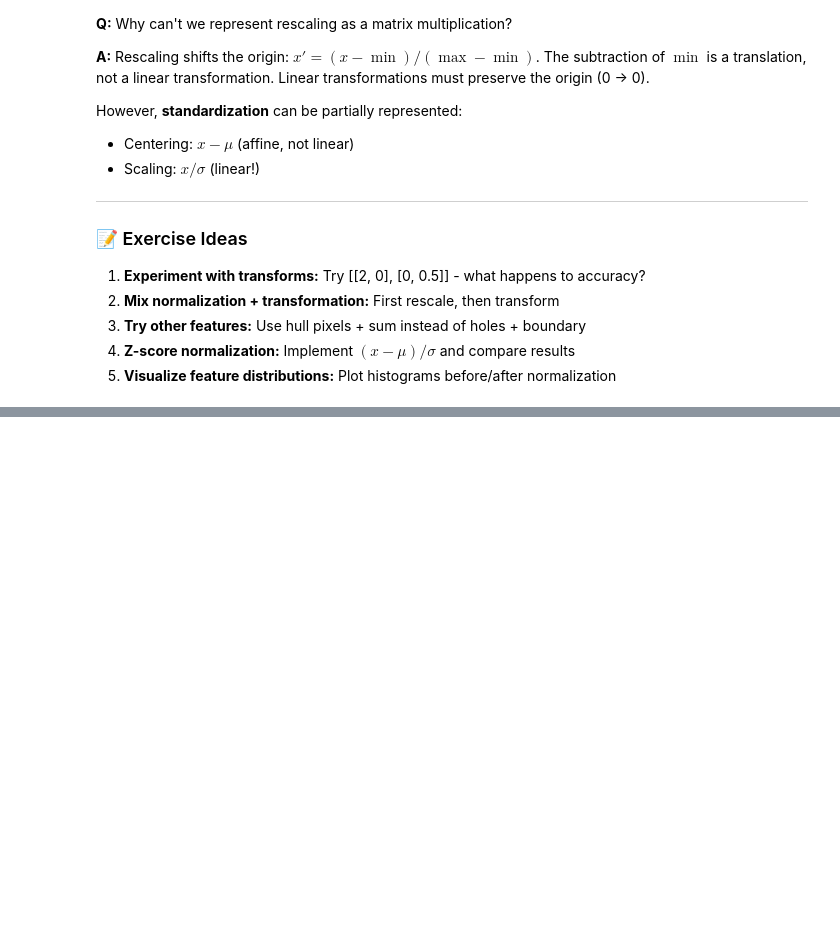
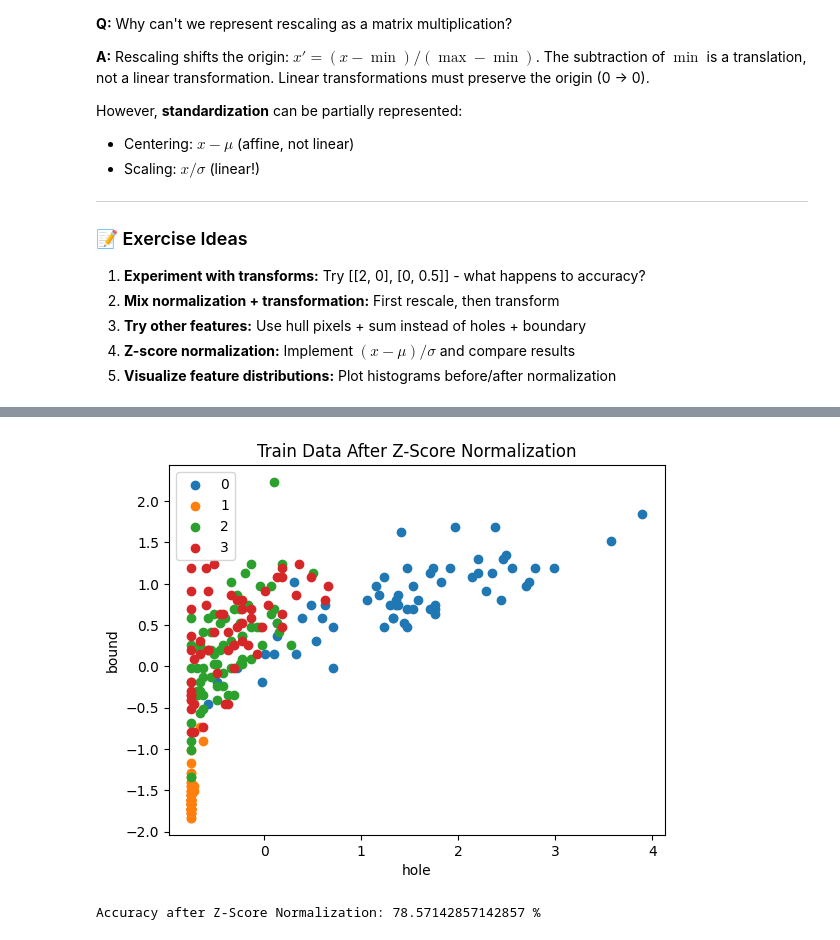
Before and after one commit to dhaksh07/i-hub-ML-course-, a Jupyter notebook: STP_Module_01_Lab_04_Transforming_data_using_linear_algebra_by_Om.ipynb, the cells around one changed output, grey strips where cells are left out. Saved outputs shown, nothing was run; the diff lists cells and outputs as text; code cells hidden in the pictures; blank space fills up the shorter version.

```diff
--- a/STP_Module_01_Lab_04_Transforming_data_using_linear_algebra_by_Om.ipynb
+++ b/STP_Module_01_Lab_04_Transforming_data_using_linear_algebra_by_Om.ipynb
@@ -674,0 +1173,23 @@ However, **standardization** can be partially represented:
+# %%
+# Z-score normalization: (x - mean) / std
+
+# Step 1: Calculate mean and std for each feature (from training set only)
+mean_train = train_feats.mean(axis=0)
+std_train = train_feats.std(axis=0)
+
+# Step 2: Apply Z-score normalization
+train_feats_z = (train_feats - mean_train) / std_train
+test_feats_z  = (test_feats  - mean_train) / std_train   # use train mean & std
+
+# Step 3: Visualize the normalized features
+fig, ax = plotData(train_feats_z, train_y)
+plt.title("Train Data After Z-Score Normalization")
+plt.show()
+
+# Step 4: Evaluate with K-NN
+test_pred = NN(train_feats_z, train_y, test_feats_z)
+acc = Accuracy(test_y, test_pred)
+print("Accuracy after Z-Score Normalization:", acc * 100, "%")
+# %% [output]
+[figure, added]
+Accuracy after Z-Score Normalization: 78.57142857142857 %
```
Also changed, not shown: parts of 17 cells of this notebook.
